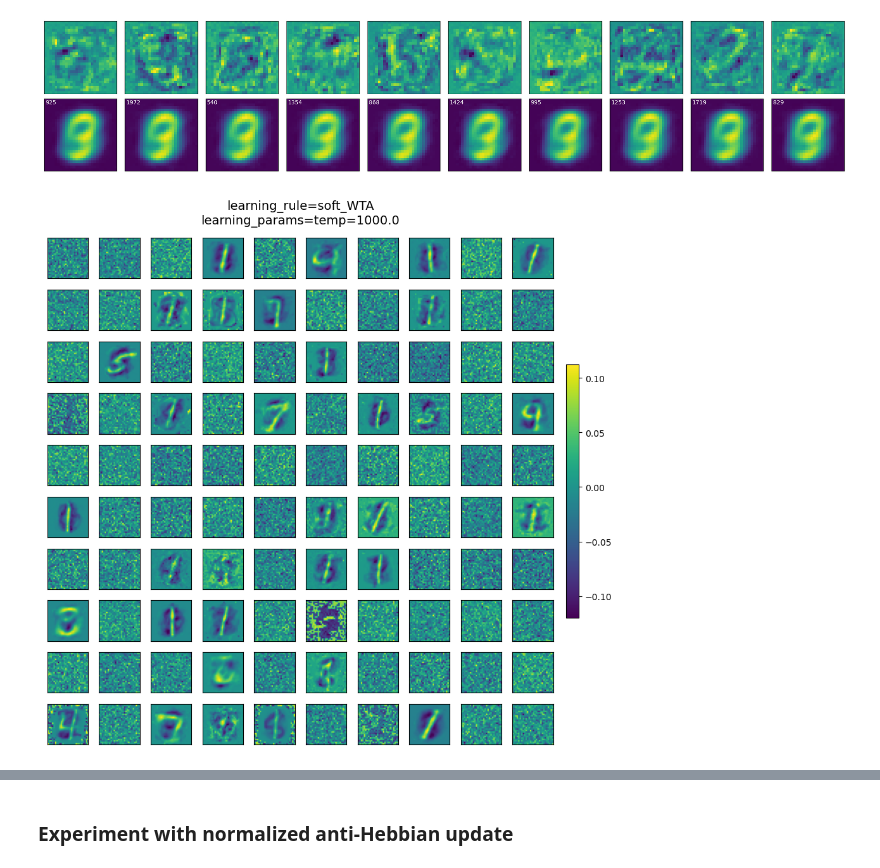
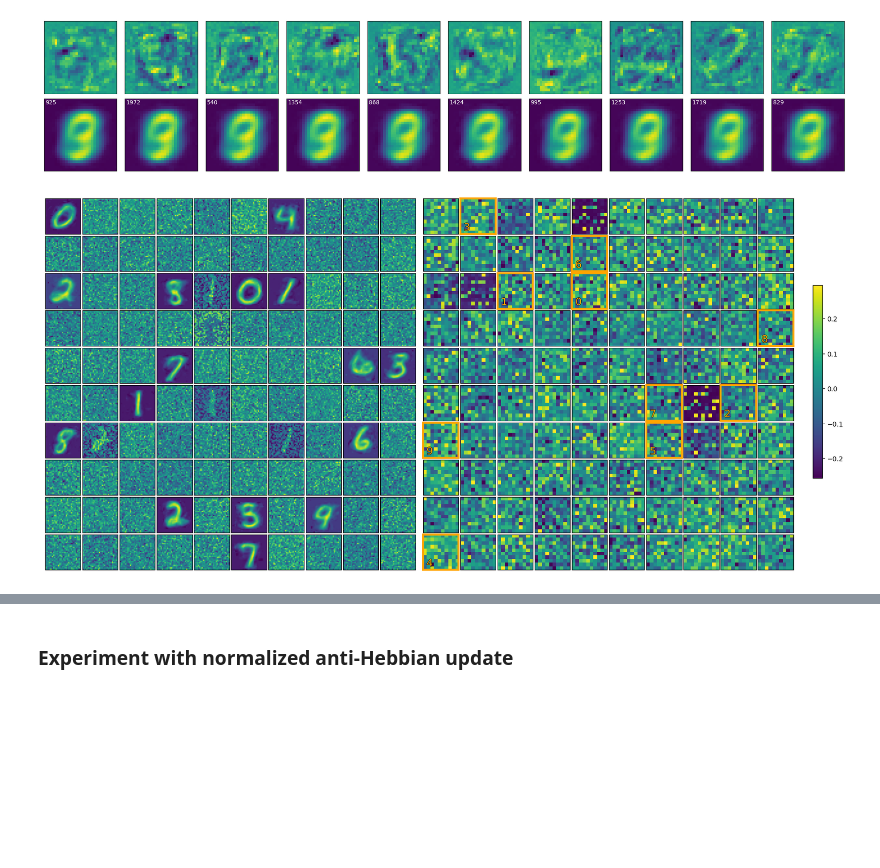
Before and after one commit to cutterdawes/HebbianLearning, a Jupyter notebook: experimental.ipynb, the cells around one changed output, grey strips where cells are left out. Drawn from its saved outputs; the diff is of its cells as text; code cells hidden in the pictures; blank space fills up the shorter version.

```diff
--- a/experimental.ipynb
+++ b/experimental.ipynb
@@ -248,34 +250,5 @@ for i in range(10):
 plt.tight_layout()
 # %% [output]
 [figure]
-# %%
-def plot_weights(learning_rule, learning_params='none', unsup_epochs=10, unsup_lr=0.001):
-
-    # parse model name
-    directory = 'saved_models/done-training/'
-    model_name = (
-        f'genhebb-{learning_rule}-{learning_params}'
-         '-100_hidden_dim-64_batch'
-        f'-{unsup_epochs}_unsup_epochs-50_sup_epochs'
-        f'-{unsup_lr}_unsup_lr-0.001_sup_lr'
-    )
-    path = directory + model_name + '.pt'
-
-    # load model
-    model = GenHebb(28*28, 100, 10, learning_rule)
-    model.load_state_dict(torch.load(path))
-
-    # plot weights
-    fig, axes = plt.subplots(10, 10, figsize=(10, 10))
-    for i, ax in enumerate(axes.flat):
-        im = ax.imshow(model.hebb[0].W[i].view(28, 28).detach(), cmap='viridis')
-        ax.set_xticks([])
-        ax.set_yticks([])
-    fig.suptitle(f'learning_rule={learning_rule}\nlearning_params={learning_params}', fontsize=14, y=0.96)
-    plt.tight_layout()
-    fig.subplots_adjust(left=0.1, right=0.9, bottom=0.1, top=0.9)
-    cbar_ax = fig.add_axes([0.92, 0.3, 0.02, 0.4])
-    fig.colorbar(im, ax=axes, cax=cbar_ax)
-    # fig.savefig(f'figures/weights-{learning_rule}-{learning_params}.png', dpi=300)
 # %%
 from genhebb import GenHebb
@@ -282,4 +302,4 @@ from genhebb import GenHebb
 # %%
-plot_weights('soft_WTA', 'temp=1000.0', 1, 0.01)
+plot_weights('soft_WTA', 'beta=1.0', n_hebbian_layers=2, unsup_epochs=10, unsup_lr=0.01, save=False)
 # %% [output]
-[figure, old version]
+[figure, new version]
```
Also changed, not shown: parts of 5 cells of this notebook, 2 other files.
